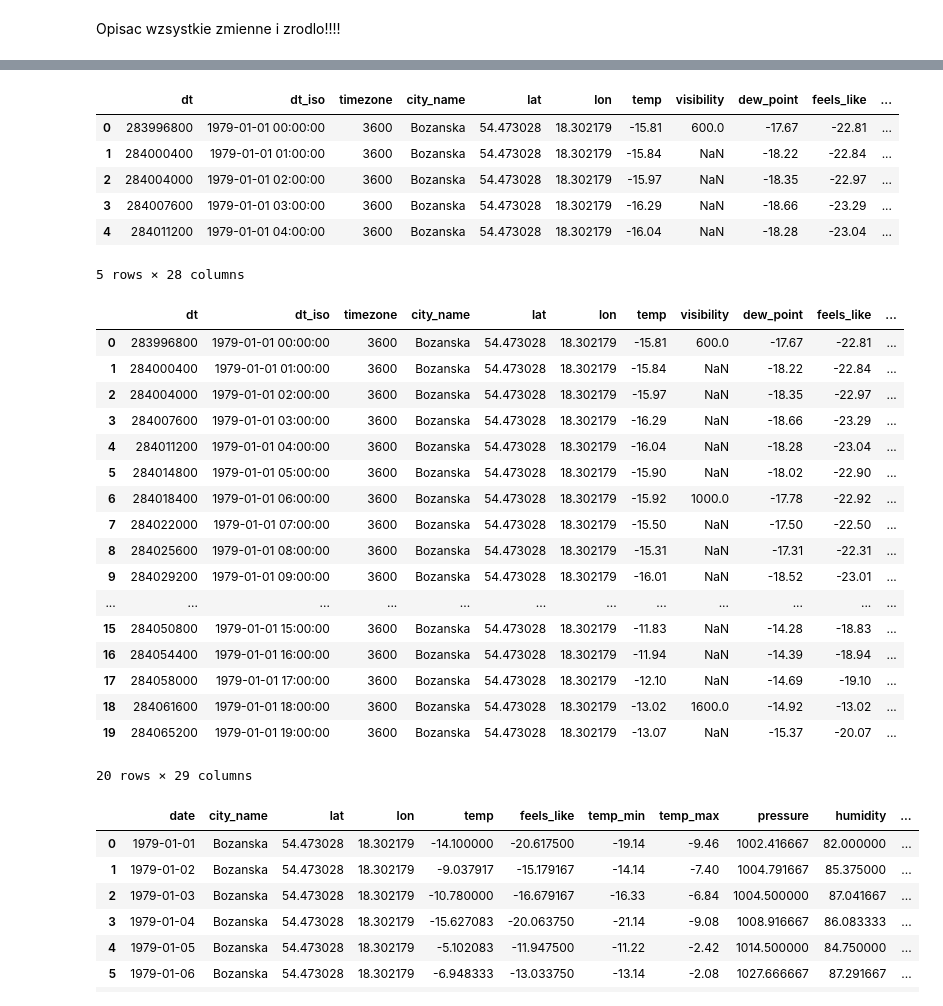
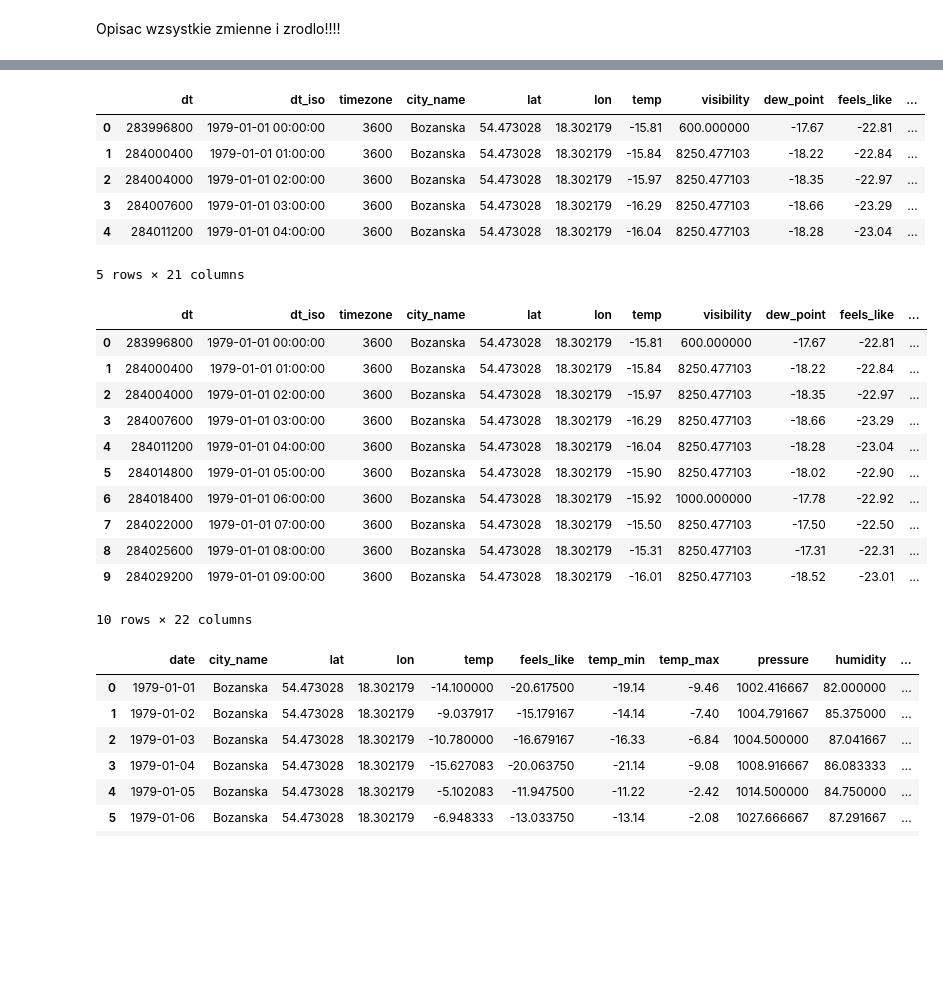
Before and after one commit to BartoszRP/MERITO_ML_Projekt_Fotowoltaika_2024, a Jupyter notebook: 1. Notebooks/01_pobieranie_i_przetwarzanie_danych.ipynb, the cells around one changed output, grey strips where cells are left out. Saved outputs shown, nothing was run; the diff lists cells and outputs as text; code cells hidden in the pictures; blank space fills up the shorter version.

```diff
--- a/1. Notebooks/01_pobieranie_i_przetwarzanie_danych.ipynb
+++ b/1. Notebooks/01_pobieranie_i_przetwarzanie_danych.ipynb
@@ -27,0 +134,8 @@ df_weather.head(50)
+# %%
+# Imputacja średnią dla kolumny 'visibility'
+mean_visibility = df_weather['visibility'].mean()
+df_weather['visibility'].fillna(mean_visibility, inplace=True)
+# %%
+# Usunięcie kolumn z pustymi danymi
+columns_to_drop = ['sea_level', 'grnd_level', 'wind_gust', 'rain_1h', 'rain_3h', 'snow_1h', 'snow_3h']
+df_weather.drop(columns=columns_to_drop, inplace=True)
@@ -57,12 +204,12 @@ df_weather['city_name'] = df_weather['city_name'].replace('Custom location', 'Bo
 df_weather.head()
 # %% [output]
 |  | dt | dt_iso | timezone | city_name | lat | lon | temp | visibility | dew_point | feels_like | ... |
-| 0 | 283996800 | 1979-01-01 00:00:00 | 3600 | Bozanska | 54.473028 | 18.302179 | -15.81 | 600.0 | -17.67 | -22.81 | ... |
-| 1 | 284000400 | 1979-01-01 01:00:00 | 3600 | Bozanska | 54.473028 | 18.302179 | -15.84 | NaN | -18.22 | -22.84 | ... |
-| 2 | 284004000 | 1979-01-01 02:00:00 | 3600 | Bozanska | 54.473028 | 18.302179 | -15.97 | NaN | -18.35 | -22.97 | ... |
-| 3 | 284007600 | 1979-01-01 03:00:00 | 3600 | Bozanska | 54.473028 | 18.302179 | -16.29 | NaN | -18.66 | -23.29 | ... |
-| 4 | 284011200 | 1979-01-01 04:00:00 | 3600 | Bozanska | 54.473028 | 18.302179 | -16.04 | NaN | -18.28 | -23.04 | ... |
+| 0 | 283996800 | 1979-01-01 00:00:00 | 3600 | Bozanska | 54.473028 | 18.302179 | -15.81 | 600.000000 | -17.67 | -22.81 | ... |
+| 1 | 284000400 | 1979-01-01 01:00:00 | 3600 | Bozanska | 54.473028 | 18.302179 | -15.84 | 8250.477103 | -18.22 | -22.84 | ... |
+| 2 | 284004000 | 1979-01-01 02:00:00 | 3600 | Bozanska | 54.473028 | 18.302179 | -15.97 | 8250.477103 | -18.35 | -22.97 | ... |
+| 3 | 284007600 | 1979-01-01 03:00:00 | 3600 | Bozanska | 54.473028 | 18.302179 | -16.29 | 8250.477103 | -18.66 | -23.29 | ... |
+| 4 | 284011200 | 1979-01-01 04:00:00 | 3600 | Bozanska | 54.473028 | 18.302179 | -16.04 | 8250.477103 | -18.28 | -23.04 | ... |
-5 rows × 28 columns
+5 rows × 21 columns
 # %%
 # Grupowanie danych po dniu (zignorowanie godziny)
 df_weather['date'] = df_weather['dt_iso'].dt.date
@@ -86,26 +233,20 @@ daily_weather = df_weather.groupby('date').agg({
     'weather_main': lambda x: x.mode()[0] if not x.mode().empty else 'Unknown'  # Najczęstsze zjawisko pogodowe
 }).reset_index()
 # %%
-df_weather.head(20)
+df_weather.head(10)
 # %% [output]
 |  | dt | dt_iso | timezone | city_name | lat | lon | temp | visibility | dew_point | feels_like | ... |
-| 0 | 283996800 | 1979-01-01 00:00:00 | 3600 | Bozanska | 54.473028 | 18.302179 | -15.81 | 600.0 | -17.67 | -22.81 | ... |
-| 1 | 284000400 | 1979-01-01 01:00:00 | 3600 | Bozanska | 54.473028 | 18.302179 | -15.84 | NaN | -18.22 | -22.84 | ... |
-| 2 | 284004000 | 1979-01-01 02:00:00 | 3600 | Bozanska | 54.473028 | 18.302179 | -15.97 | NaN | -18.35 | -22.97 | ... |
-| 3 | 284007600 | 1979-01-01 03:00:00 | 3600 | Bozanska | 54.473028 | 18.302179 | -16.29 | NaN | -18.66 | -23.29 | ... |
-| 4 | 284011200 | 1979-01-01 04:00:00 | 3600 | Bozanska | 54.473028 | 18.302179 | -16.04 | NaN | -18.28 | -23.04 | ... |
-| 5 | 284014800 | 1979-01-01 05:00:00 | 3600 | Bozanska | 54.473028 | 18.302179 | -15.90 | NaN | -18.02 | -22.90 | ... |
-| 6 | 284018400 | 1979-01-01 06:00:00 | 3600 | Bozanska | 54.473028 | 18.302179 | -15.92 | 1000.0 | -17.78 | -22.92 | ... |
-| 7 | 284022000 | 1979-01-01 07:00:00 | 3600 | Bozanska | 54.473028 | 18.302179 | -15.50 | NaN | -17.50 | -22.50 | ... |
-| 8 | 284025600 | 1979-01-01 08:00:00 | 3600 | Bozanska | 54.473028 | 18.302179 | -15.31 | NaN | -17.31 | -22.31 | ... |
-| 9 | 284029200 | 1979-01-01 09:00:00 | 3600 | Bozanska | 54.473028 | 18.302179 | -16.01 | NaN | -18.52 | -23.01 | ... |
-| ... | ... | ... | ... | ... | ... | ... | ... | ... | ... | ... | ... |
-| 15 | 284050800 | 1979-01-01 15:00:00 | 3600 | Bozanska | 54.473028 | 18.302179 | -11.83 | NaN | -14.28 | -18.83 | ... |
-| 16 | 284054400 | 1979-01-01 16:00:00 | 3600 | Bozanska | 54.473028 | 18.302179 | -11.94 | NaN | -14.39 | -18.94 | ... |
-| 17 | 284058000 | 1979-01-01 17:00:00 | 3600 | Bozanska | 54.473028 | 18.302179 | -12.10 | NaN | -14.69 | -19.10 | ... |
-| 18 | 284061600 | 1979-01-01 18:00:00 | 3600 | Bozanska | 54.473028 | 18.302179 | -13.02 | 1600.0 | -14.92 | -13.02 | ... |
-| 19 | 284065200 | 1979-01-01 19:00:00 | 3600 | Bozanska | 54.473028 | 18.302179 | -13.07 | NaN | -15.37 | -20.07 | ... |
+| 0 | 283996800 | 1979-01-01 00:00:00 | 3600 | Bozanska | 54.473028 | 18.302179 | -15.81 | 600.000000 | -17.67 | -22.81 | ... |
+| 1 | 284000400 | 1979-01-01 01:00:00 | 3600 | Bozanska | 54.473028 | 18.302179 | -15.84 | 8250.477103 | -18.22 | -22.84 | ... |
+| 2 | 284004000 | 1979-01-01 02:00:00 | 3600 | Bozanska | 54.473028 | 18.302179 | -15.97 | 8250.477103 | -18.35 | -22.97 | ... |
+| 3 | 284007600 | 1979-01-01 03:00:00 | 3600 | Bozanska | 54.473028 | 18.302179 | -16.29 | 8250.477103 | -18.66 | -23.29 | ... |
+| 4 | 284011200 | 1979-01-01 04:00:00 | 3600 | Bozanska | 54.473028 | 18.302179 | -16.04 | 8250.477103 | -18.28 | -23.04 | ... |
+| 5 | 284014800 | 1979-01-01 05:00:00 | 3600 | Bozanska | 54.473028 | 18.302179 | -15.90 | 8250.477103 | -18.02 | -22.90 | ... |
+| 6 | 284018400 | 1979-01-01 06:00:00 | 3600 | Bozanska | 54.473028 | 18.302179 | -15.92 | 1000.000000 | -17.78 | -22.92 | ... |
+| 7 | 284022000 | 1979-01-01 07:00:00 | 3600 | Bozanska | 54.473028 | 18.302179 | -15.50 | 8250.477103 | -17.50 | -22.50 | ... |
+| 8 | 284025600 | 1979-01-01 08:00:00 | 3600 | Bozanska | 54.473028 | 18.302179 | -15.31 | 8250.477103 | -17.31 | -22.31 | ... |
+| 9 | 284029200 | 1979-01-01 09:00:00 | 3600 | Bozanska | 54.473028 | 18.302179 | -16.01 | 8250.477103 | -18.52 | -23.01 | ... |
-20 rows × 29 columns
+10 rows × 22 columns
 # %%
 daily_weather.head(11)
 # %% [output]
```
Also changed, not shown: parts of 11 cells of this notebook, 1 other file.
